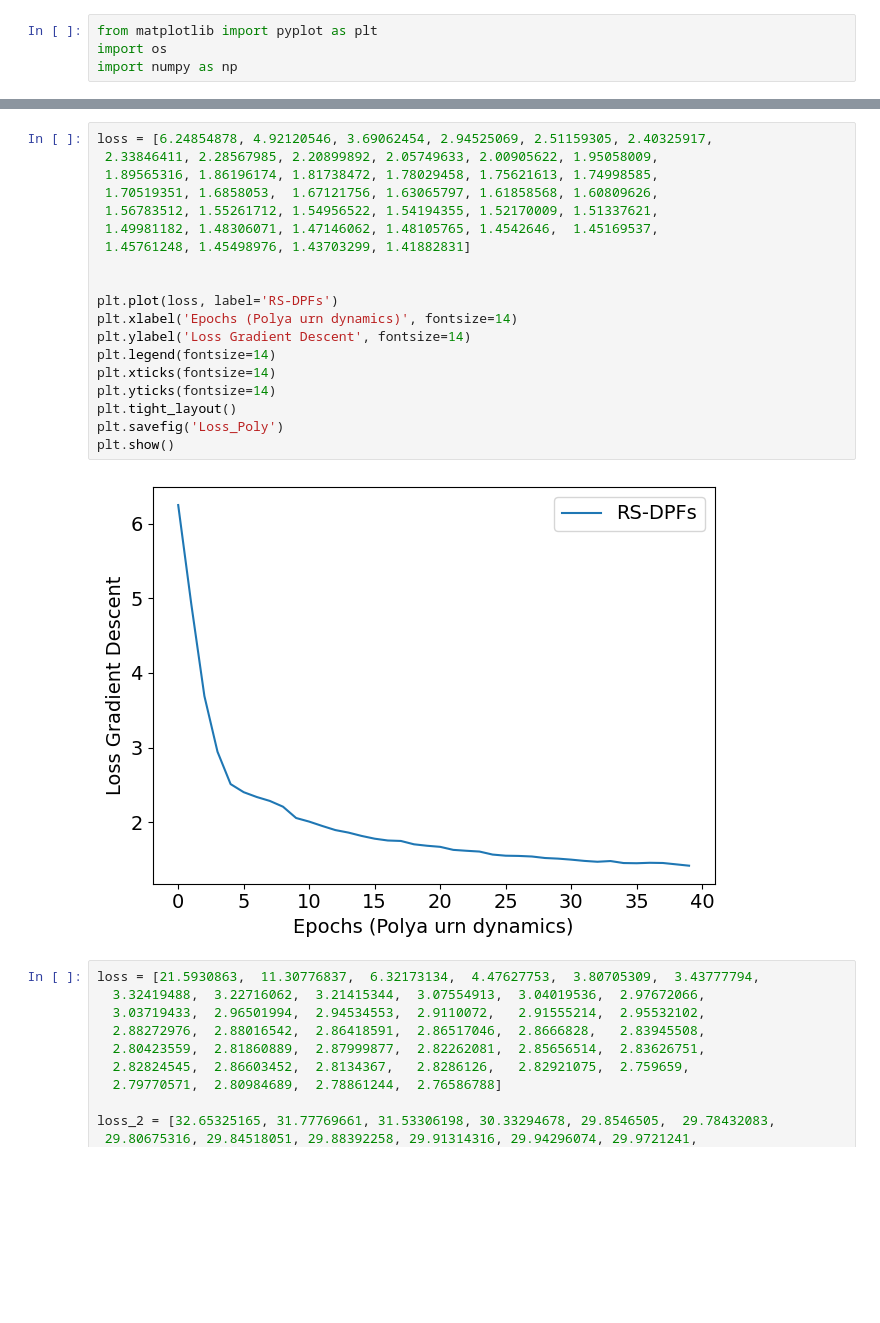
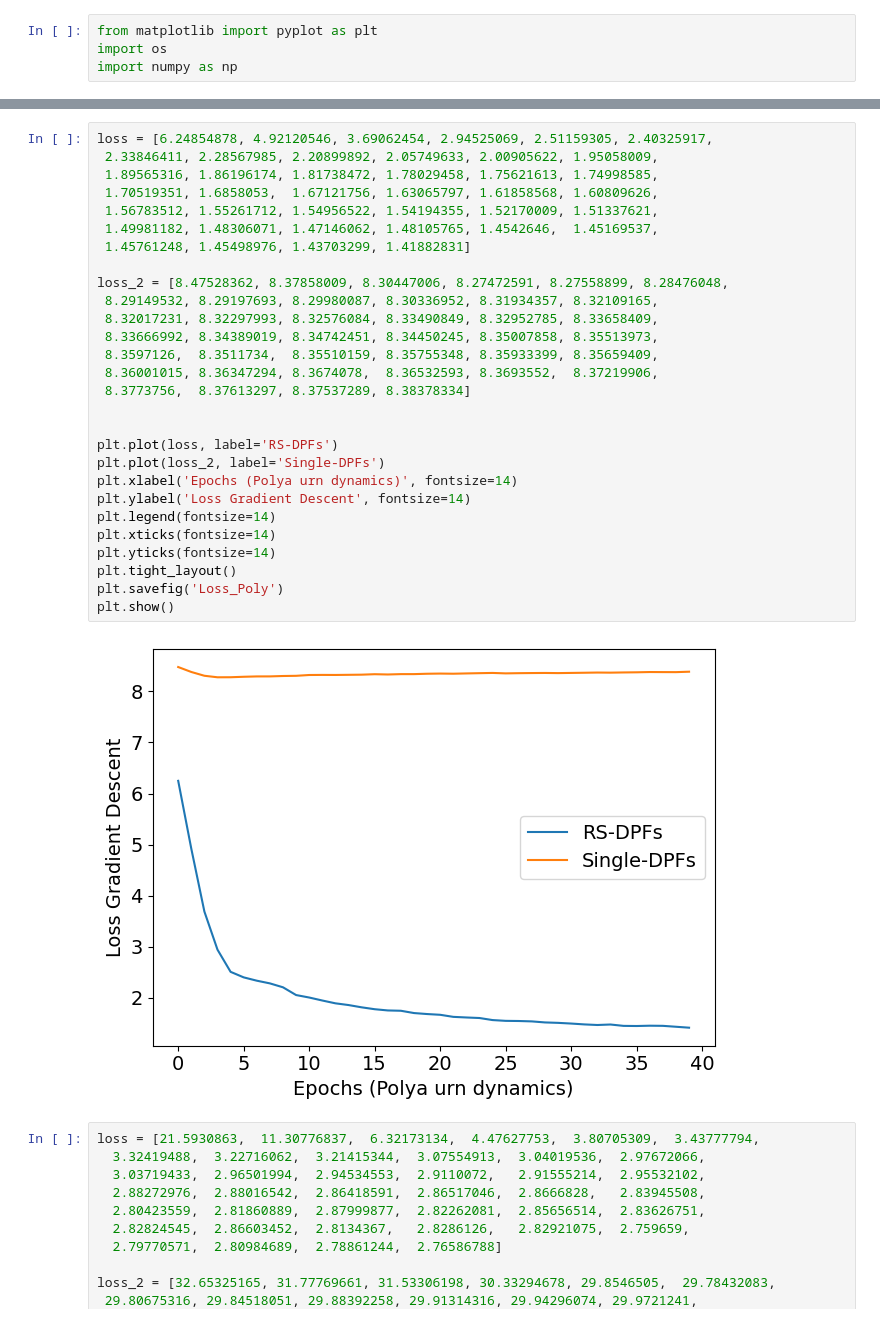
Before and after one commit to WickhamLi/RS-DBPF, a Jupyter notebook: results/Figures.ipynb, the cells around one changed output, grey strips where cells are left out. Cells and saved outputs as stored; diff of their text form; blank space fills up the shorter version.

```diff
--- a/results/Figures.ipynb
+++ b/results/Figures.ipynb
@@ -57,24 +76,33 @@ plt.show()
 # %%
 loss = [6.24854878, 4.92120546, 3.69062454, 2.94525069, 2.51159305, 2.40325917,
  2.33846411, 2.28567985, 2.20899892, 2.05749633, 2.00905622, 1.95058009,
  1.89565316, 1.86196174, 1.81738472, 1.78029458, 1.75621613, 1.74998585,
  1.70519351, 1.6858053,  1.67121756, 1.63065797, 1.61858568, 1.60809626,
  1.56783512, 1.55261712, 1.54956522, 1.54194355, 1.52170009, 1.51337621,
  1.49981182, 1.48306071, 1.47146062, 1.48105765, 1.4542646,  1.45169537,
  1.45761248, 1.45498976, 1.43703299, 1.41882831]
 
+loss_2 = [8.47528362, 8.37858009, 8.30447006, 8.27472591, 8.27558899, 8.28476048,
+ 8.29149532, 8.29197693, 8.29980087, 8.30336952, 8.31934357, 8.32109165,
+ 8.32017231, 8.32297993, 8.32576084, 8.33490849, 8.32952785, 8.33658409,
+ 8.33666992, 8.34389019, 8.34742451, 8.34450245, 8.35007858, 8.35513973,
+ 8.3597126,  8.3511734,  8.35510159, 8.35755348, 8.35933399, 8.35659409,
+ 8.36001015, 8.36347294, 8.3674078,  8.36532593, 8.3693552,  8.37219906,
+ 8.3773756,  8.37613297, 8.37537289, 8.38378334]
+
 
 plt.plot(loss, label='RS-DPFs')
+plt.plot(loss_2, label='Single-DPFs')
 plt.xlabel('Epochs (Polya urn dynamics)', fontsize=14)
 plt.ylabel('Loss Gradient Descent', fontsize=14)
 plt.legend(fontsize=14)
 plt.xticks(fontsize=14)
 plt.yticks(fontsize=14)
 plt.tight_layout()
 plt.savefig('Loss_Poly')
 plt.show()
 # %% [output]
-[figure, old version]
+[figure, new version]
 # %%
 loss = [21.5930863,  11.30776837,  6.32173134,  4.47627753,  3.80705309,  3.43777794,
   3.32419488,  3.22716062,  3.21415344,  3.07554913,  3.04019536,  2.97672066,
```
Also changed, not shown: parts of 4 cells of this notebook, 5 other files.
